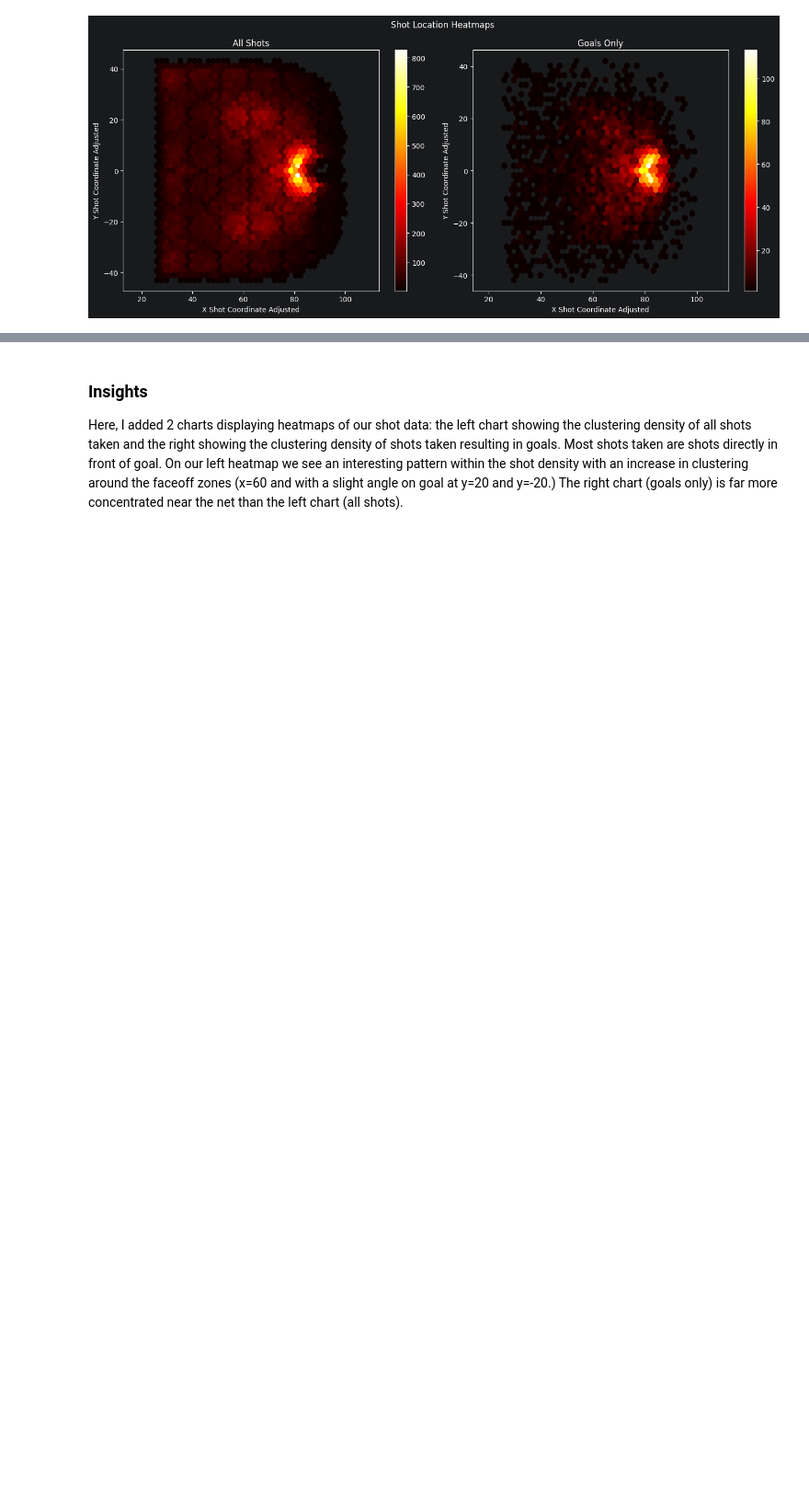
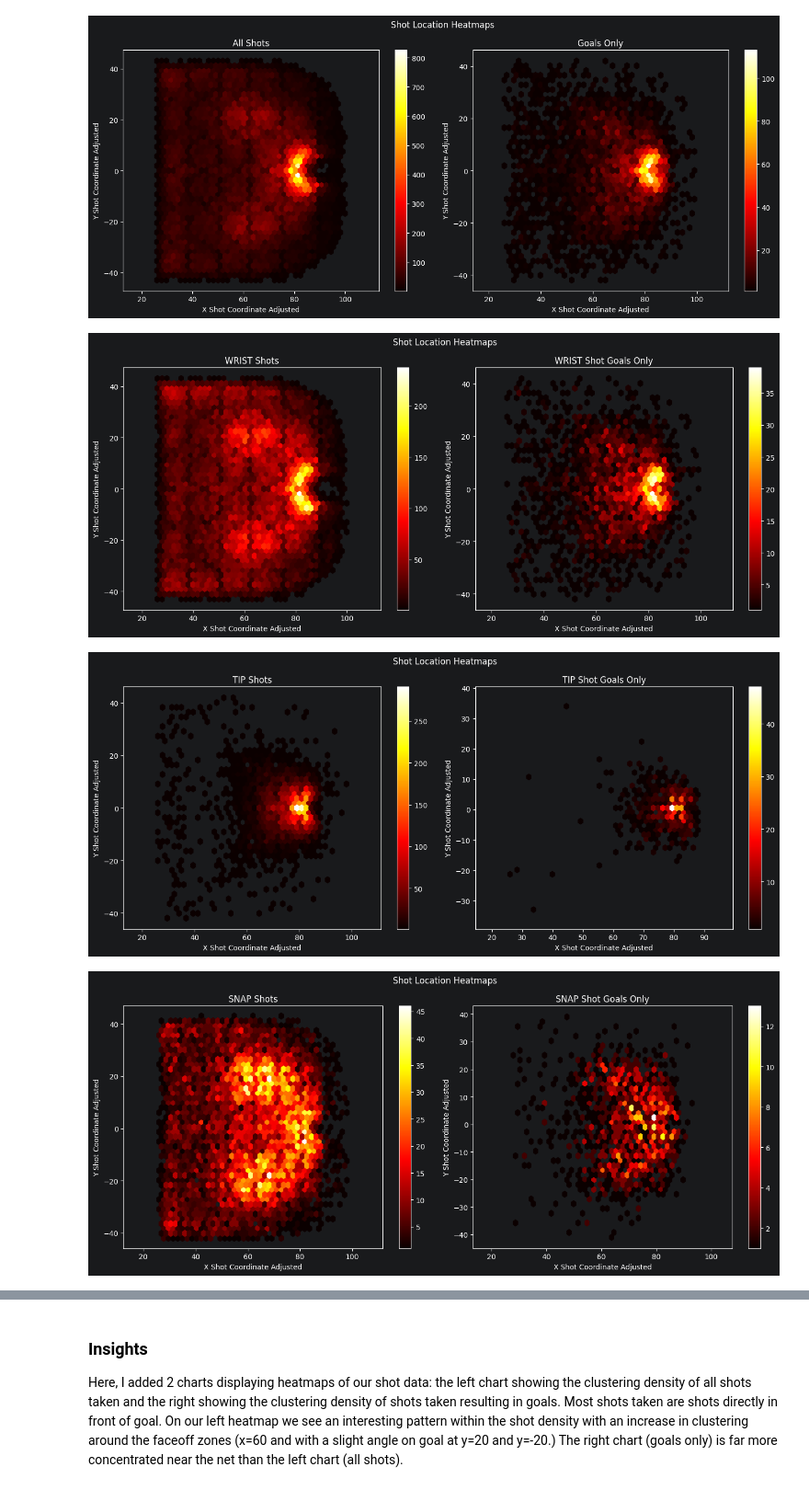
Before and after one commit to siqbal21/NHL-Shot-Probability-Machine-Learning-Model, a Jupyter notebook: backend/xg_model.ipynb, the cells around one changed output, grey strips where cells are left out. Shown at 92% size. Saved outputs shown, nothing was run; the diff lists cells and outputs as text; code cells hidden in the pictures; blank space fills up the shorter version.

Commit message:
Add heatmaps for specific shot types

```diff
--- a/backend/xg_model.ipynb
+++ b/backend/xg_model.ipynb
@@ -163,3 +163,41 @@ plt.tight_layout()
 plt.show()
 # %% [output]
 [figure]
+# %%
+shot_types = df_shots_in_attacking_zone['shotType'].unique()
+
+for shot_type in shot_types:
+    df_shot_type_attacking_zone = df_shots_in_attacking_zone[df_shots_in_attacking_zone['shotType'] == shot_type]
+    df_shot_type_goals = df_shot_type_attacking_zone[df_shot_type_attacking_zone['goal'] == 1]
+
+    df_shot_type_attacking_zone_x = df_shot_type_attacking_zone['xCordAdjusted']
+    df_shot_type_attacking_zone_y = df_shot_type_attacking_zone['yCordAdjusted']
+
+    goals_in_attacking_zone = df_shot_type_attacking_zone[(df_shot_type_attacking_zone['goal'] == 1)]
+    goals_in_attacking_zone_x = goals_in_attacking_zone['xCordAdjusted']
+    goals_in_attacking_zone_y = goals_in_attacking_zone['yCordAdjusted']
+
+    plt.figure(figsize=(14, 6))
+    plt.subplot(1, 2, 1)
+    plt.hexbin(df_shot_type_attacking_zone_x, df_shot_type_attacking_zone_y, gridsize=40, cmap='hot', mincnt=1)
+    plt.colorbar()
+    plt.xlabel("X Shot Coordinate Adjusted")
+    plt.ylabel("Y Shot Coordinate Adjusted")
+    plt.title(F"{shot_type} Shots")
+    plt.axis('equal')
+
+    plt.subplot(1, 2, 2)
+    plt.hexbin(goals_in_attacking_zone_x, goals_in_attacking_zone_y, gridsize=40, cmap='hot', mincnt=1)
+    plt.colorbar()
+    plt.xlabel("X Shot Coordinate Adjusted")
+    plt.ylabel("Y Shot Coordinate Adjusted")
+    plt.title(F"{shot_type} Shot Goals Only")
+    plt.axis('equal')
+
+    plt.suptitle("Shot Location Heatmaps")
+    plt.tight_layout()
+    plt.show()
+# %% [output]
+[figure, added]
+[figure, added]
+[figure, added]
```
Also changed, not shown: parts of 1 cell of this notebook.
